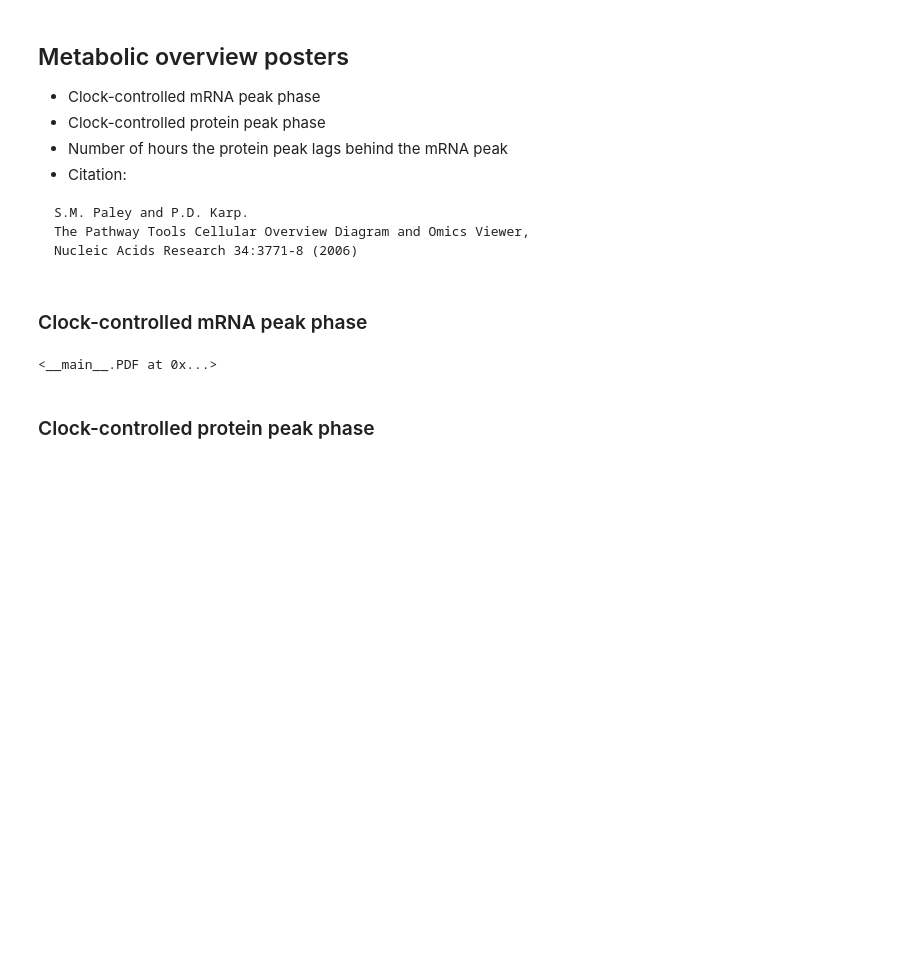
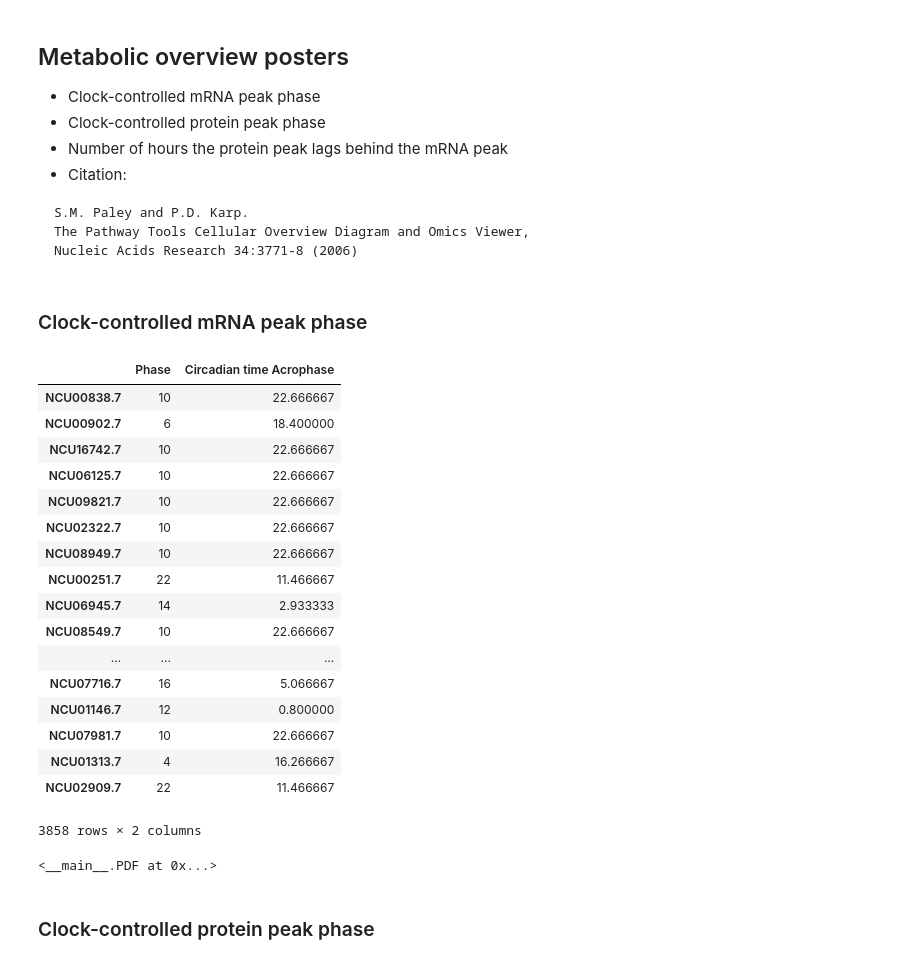
Before and after one commit to djinnome/PeakPhases, a Jupyter notebook: PeakPhaseAnalysis.ipynb, the cells around one changed output. Drawn from its saved outputs; the diff is of its cells as text; code cells hidden in the pictures; blank space fills up the shorter version.

```diff
--- a/PeakPhaseAnalysis.ipynb
+++ b/PeakPhaseAnalysis.ipynb
@@ -166,9 +166,34 @@ Nucleic Acids Research 34:3771-8 (2006)
 # %%
 rna_peak = pd.read_table(os.path.join(peakdir,'RNA_Peak_Phase_for_U01.txt'),index_col='ID')
 rna_peak.index = ['{}.7'.format(i) for i in rna_peak.index]
+solar_period=22.5,
+circadian_period = 24
+circadian_zero = 12
+#    acrophase = peak_phase.apply(lambda x : convert_solar_to_circadian_time(x, solar_period,circadian_period, circadian_zero))
+rna_peak['Circadian time Acrophase'] = rna_peak.apply(lambda solar_phase : convert_solar_to_circadian_time(solar_phase, solar_period,circadian_period, circadian_zero))
+display(rna_peak)
+rna_peak.to_csv('RNA_Peak_Phase_in_Solar_and_Circadian_Time.tab',sep='\t')
 PDF('https://cyc.agilebiofoundry.org/PeakPhases/RNAPeakPhase/RNAPeakPhasePortrait.pdf')
 # %% [output]
+|  | Phase | Circadian time Acrophase |
+| NCU00838.7 | 10 | 22.666667 |
+| NCU00902.7 | 6 | 18.400000 |
+| NCU16742.7 | 10 | 22.666667 |
+| NCU06125.7 | 10 | 22.666667 |
+| NCU09821.7 | 10 | 22.666667 |
+| NCU02322.7 | 10 | 22.666667 |
+| NCU08949.7 | 10 | 22.666667 |
+| NCU00251.7 | 22 | 11.466667 |
+| NCU06945.7 | 14 | 2.933333 |
+| NCU08549.7 | 10 | 22.666667 |
+| ... | ... | ... |
+| NCU07716.7 | 16 | 5.066667 |
+| NCU01146.7 | 12 | 0.800000 |
+| NCU07981.7 | 10 | 22.666667 |
+| NCU01313.7 | 4 | 16.266667 |
+| NCU02909.7 | 22 | 11.466667 |
-<__main__.PDF at 0x...>
+3858 rows × 2 columns
+<__main__.PDF at 0x...>
 # %% [markdown]
 ### Clock-controlled protein peak phase
 # %%
```
Also changed, not shown: parts of 7 cells of this notebook, 3 other files.
